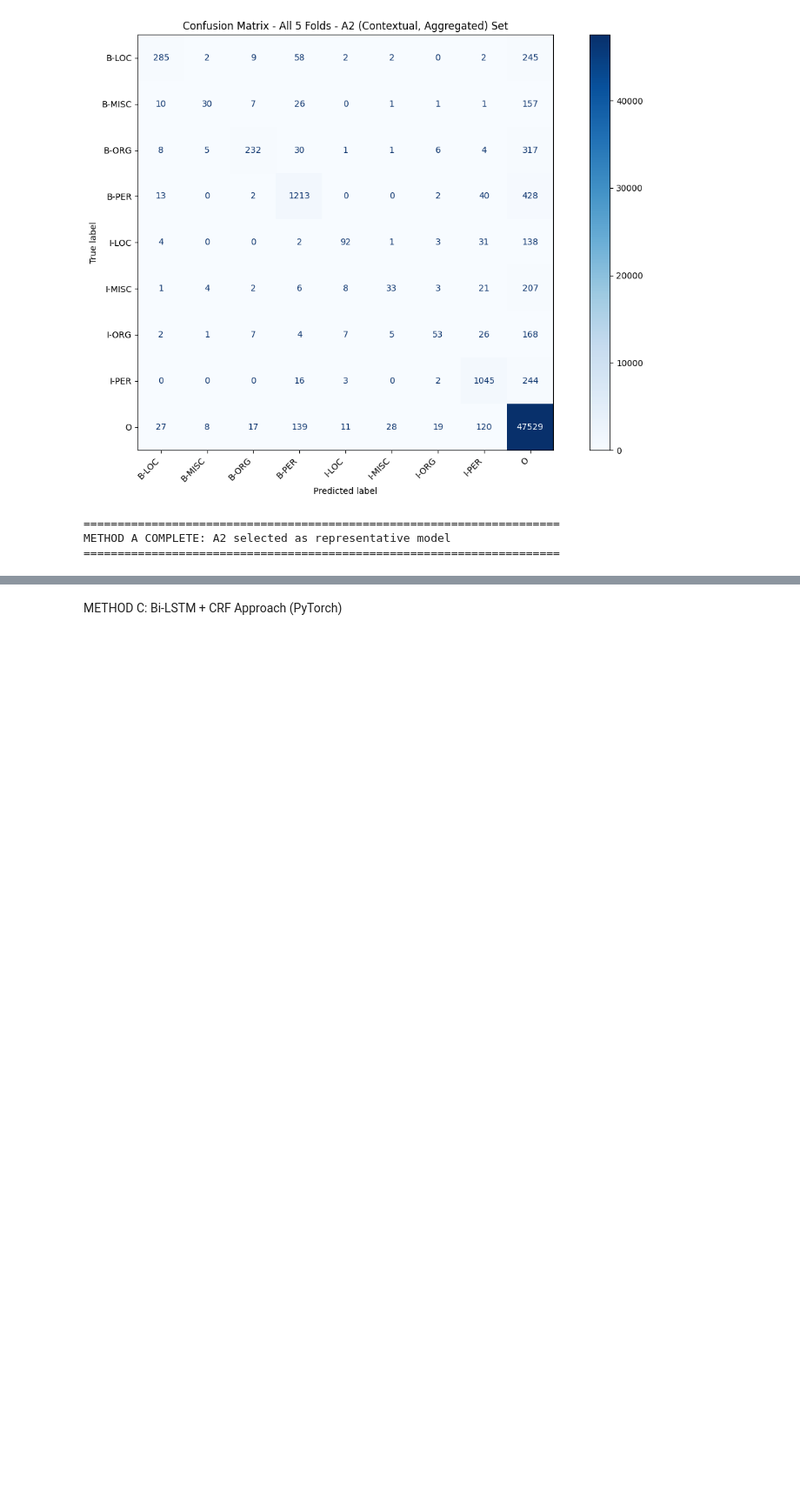
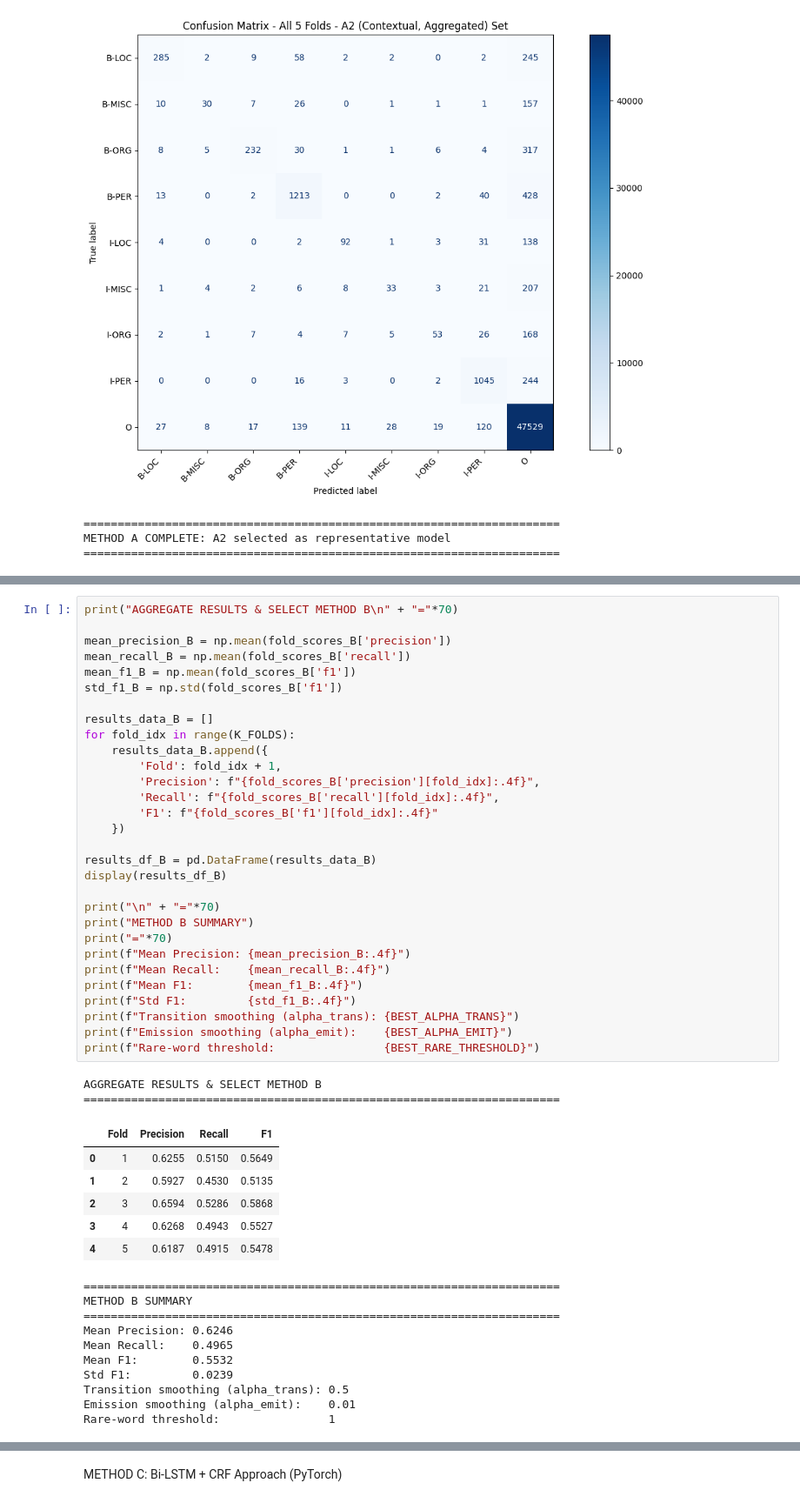
Before and after one commit to ThanhVinh-source/NER_Twitter_Project, a Jupyter notebook: NER_TC/NER Project/NER/NER Project.ipynb, the cells around one changed output, grey strips where cells are left out. Shown at 87% size. Drawn from its saved outputs; the diff is of its cells as text; blank space fills up the shorter version.

```diff
--- a/NER_TC/NER Project/NER/NER Project.ipynb
+++ b/NER_TC/NER Project/NER/NER Project.ipynb
@@ -912,0 +1176,49 @@ METHOD A COMPLETE: A2 selected as representative model
+# %%
+print("AGGREGATE RESULTS & SELECT METHOD B\n" + "="*70)
+
+mean_precision_B = np.mean(fold_scores_B['precision'])
+mean_recall_B = np.mean(fold_scores_B['recall'])
+mean_f1_B = np.mean(fold_scores_B['f1'])
+std_f1_B = np.std(fold_scores_B['f1'])
+
+results_data_B = []
+for fold_idx in range(K_FOLDS):
+    results_data_B.append({
+        'Fold': fold_idx + 1,
+        'Precision': f"{fold_scores_B['precision'][fold_idx]:.4f}",
+        'Recall': f"{fold_scores_B['recall'][fold_idx]:.4f}",
+        'F1': f"{fold_scores_B['f1'][fold_idx]:.4f}"
+    })
+
+results_df_B = pd.DataFrame(results_data_B)
+display(results_df_B)
+
+print("\n" + "="*70)
+print("METHOD B SUMMARY")
+print("="*70)
+print(f"Mean Precision: {mean_precision_B:.4f}")
+print(f"Mean Recall:    {mean_recall_B:.4f}")
+print(f"Mean F1:        {mean_f1_B:.4f}")
+print(f"Std F1:         {std_f1_B:.4f}")
+print(f"Transition smoothing (alpha_trans): {BEST_ALPHA_TRANS}")
+print(f"Emission smoothing (alpha_emit):    {BEST_ALPHA_EMIT}")
+print(f"Rare-word threshold:                {BEST_RARE_THRESHOLD}")
+# %% [output]
+AGGREGATE RESULTS & SELECT METHOD B
+======================================================================
+|  | Fold | Precision | Recall | F1 |
+| 0 | 1 | 0.6255 | 0.5150 | 0.5649 |
+| 1 | 2 | 0.5927 | 0.4530 | 0.5135 |
+| 2 | 3 | 0.6594 | 0.5286 | 0.5868 |
+| 3 | 4 | 0.6268 | 0.4943 | 0.5527 |
+| 4 | 5 | 0.6187 | 0.4915 | 0.5478 |
+======================================================================
+METHOD B SUMMARY
+======================================================================
+Mean Precision: 0.6246
+Mean Recall:    0.4965
+Mean F1:        0.5532
+Std F1:         0.0239
+Transition smoothing (alpha_trans): 0.5
+Emission smoothing (alpha_emit):    0.01
+Rare-word threshold:                1
```
Also changed, not shown: parts of 4 cells of this notebook.
